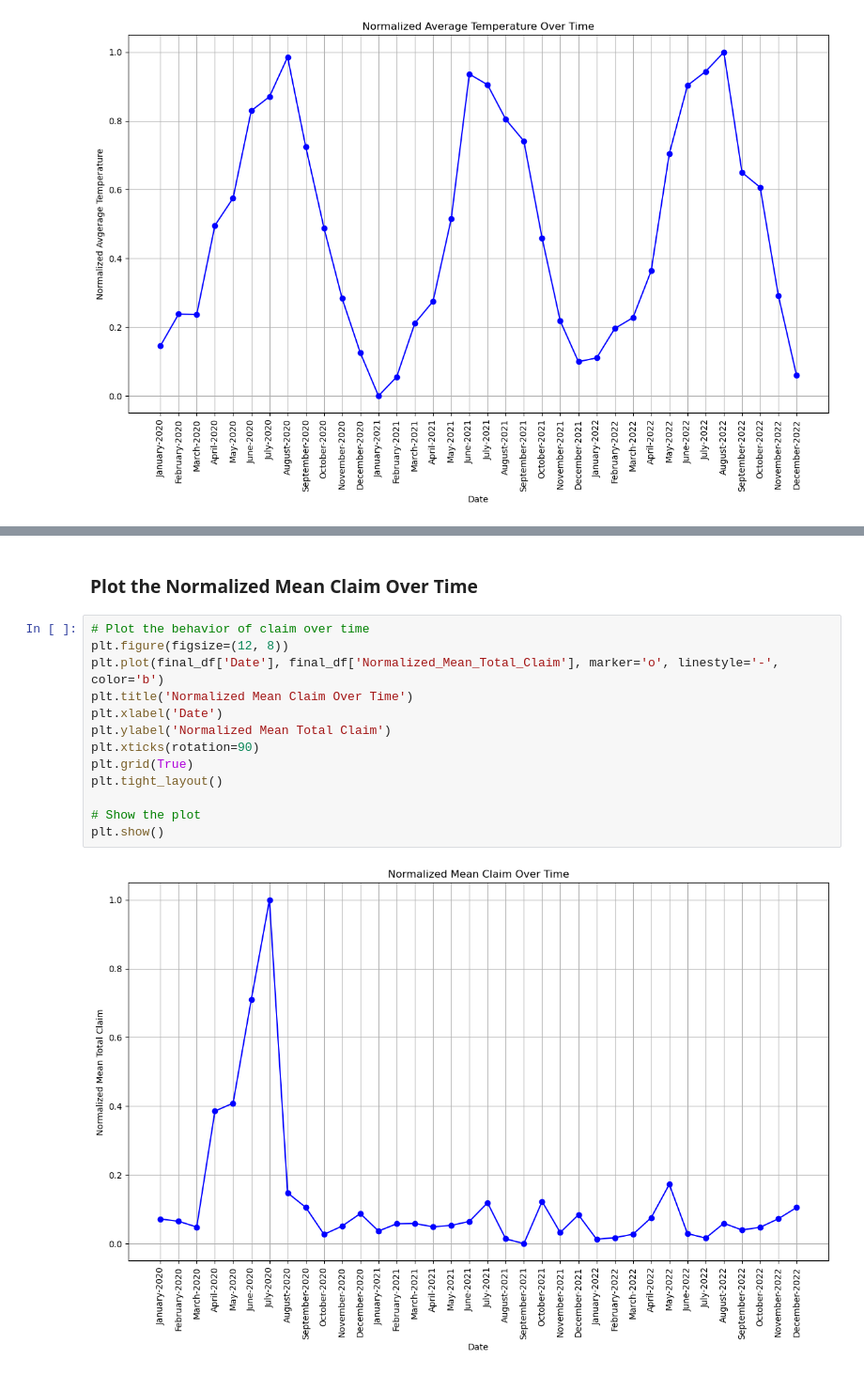
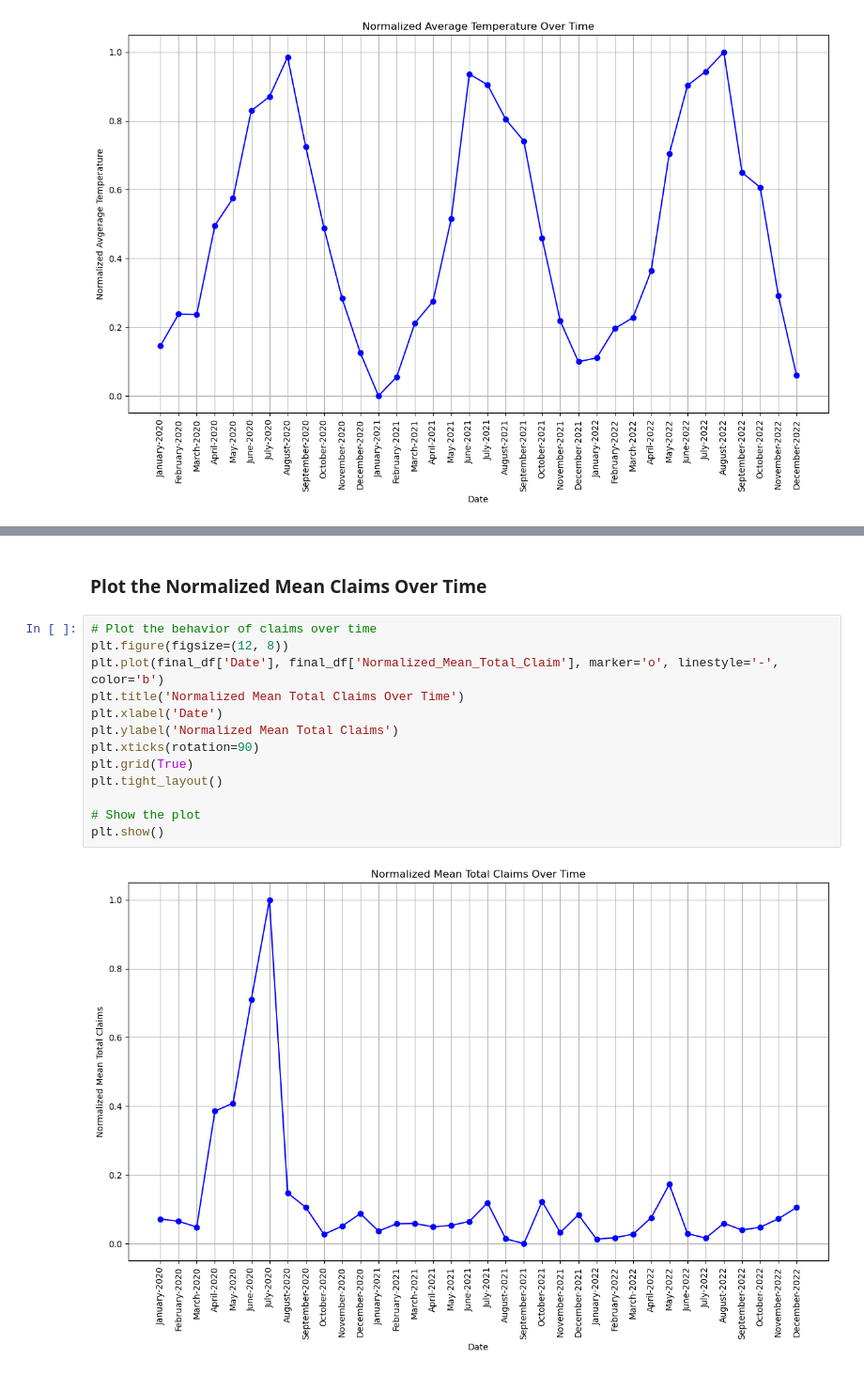
Before and after one commit to naim-nsu/made-template, a Jupyter notebook: project/report.ipynb, the cells around one changed output, grey strips where cells are left out. Shown at 94% size. Saved outputs shown, nothing was run; the diff lists cells and outputs as text.

```diff
--- a/project/report.ipynb
+++ b/project/report.ipynb
@@ -387,20 +387,20 @@ plt.show()
 # %% [output]
 [figure]
 # %% [markdown]
-### Plot the Normalized Mean Claim Over Time
+### Plot the Normalized Mean Claims Over Time
 # %%
-# Plot the behavior of claim over time
+# Plot the behavior of claims over time
 plt.figure(figsize=(12, 8))
 plt.plot(final_df['Date'], final_df['Normalized_Mean_Total_Claim'], marker='o', linestyle='-', color='b')
-plt.title('Normalized Mean Claim Over Time')
+plt.title('Normalized Mean Total Claims Over Time')
 plt.xlabel('Date')
-plt.ylabel('Normalized Mean Total Claim')
+plt.ylabel('Normalized Mean Total Claims')
 plt.xticks(rotation=90)
 plt.grid(True)
 plt.tight_layout()
 
 # Show the plot
 plt.show()
 # %% [output]
-[figure, old version]
+[figure, new version]
 # %% [markdown]
```
Also changed, not shown: parts of 12 cells of this notebook.
